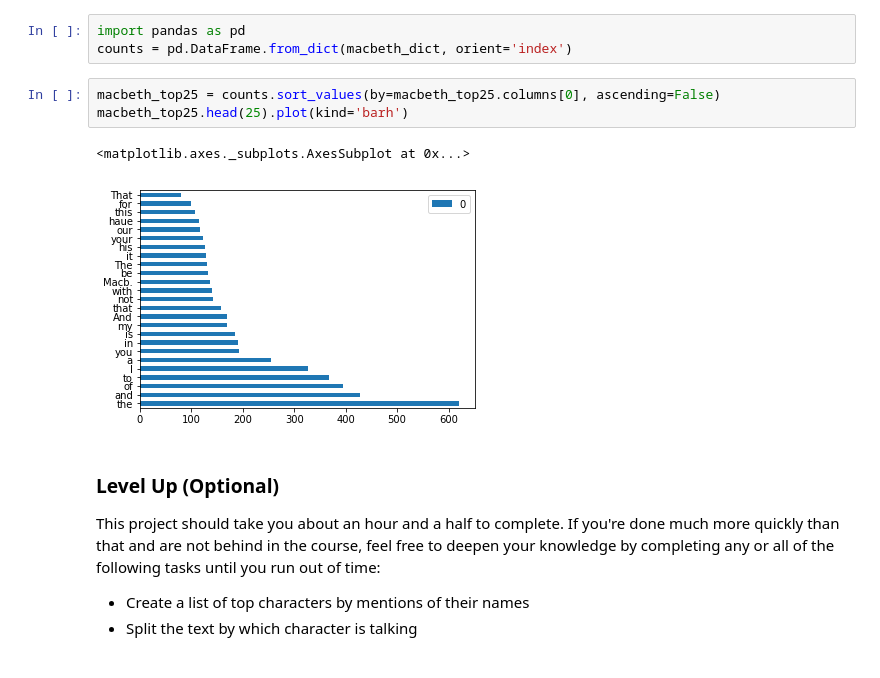
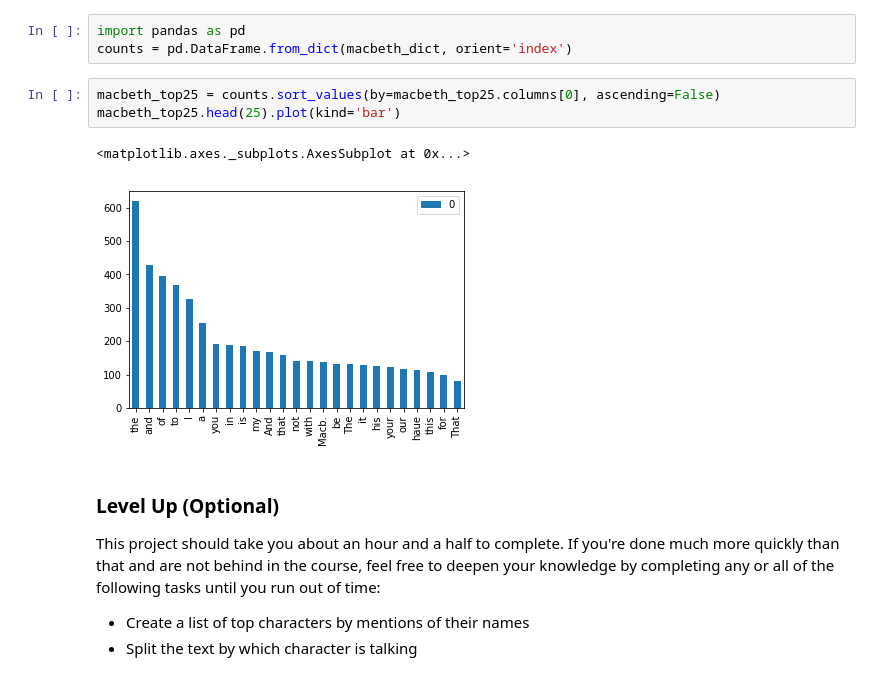
Before and after one commit to mandoiwanaga/dsc-0-01-23-project-lab-seattle-ds-career-040119, a Jupyter notebook: index.ipynb, the cells around one changed output. Drawn from its saved outputs; the diff is of its cells as text.

```diff
--- a/index.ipynb
+++ b/index.ipynb
@@ -82,10 +82,10 @@ import pandas as pd
 counts = pd.DataFrame.from_dict(macbeth_dict, orient='index')
 # %%
 macbeth_top25 = counts.sort_values(by=macbeth_top25.columns[0], ascending=False)
-macbeth_top25.head(25).plot(kind='barh')
+macbeth_top25.head(25).plot(kind='bar')
 # %% [output]
 <matplotlib.axes._subplots.AxesSubplot at 0x...>
-[figure, old version]
+[figure, new version]
 # %% [markdown]
 ### Level Up (Optional)
 This project should take you about an hour and a half to complete. If you're done much more quickly than that and are not behind in the course, feel free to deepen your knowledge by completing any or all of the following tasks until you run out of time:
```
